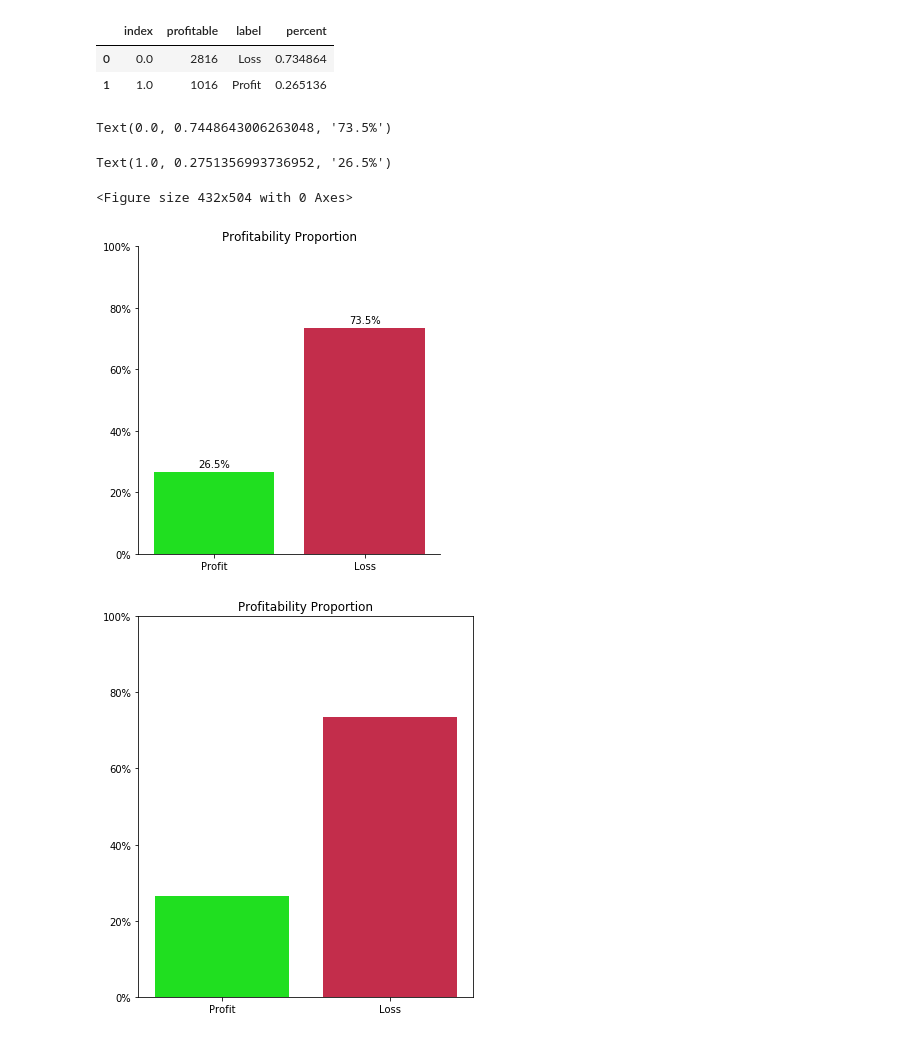
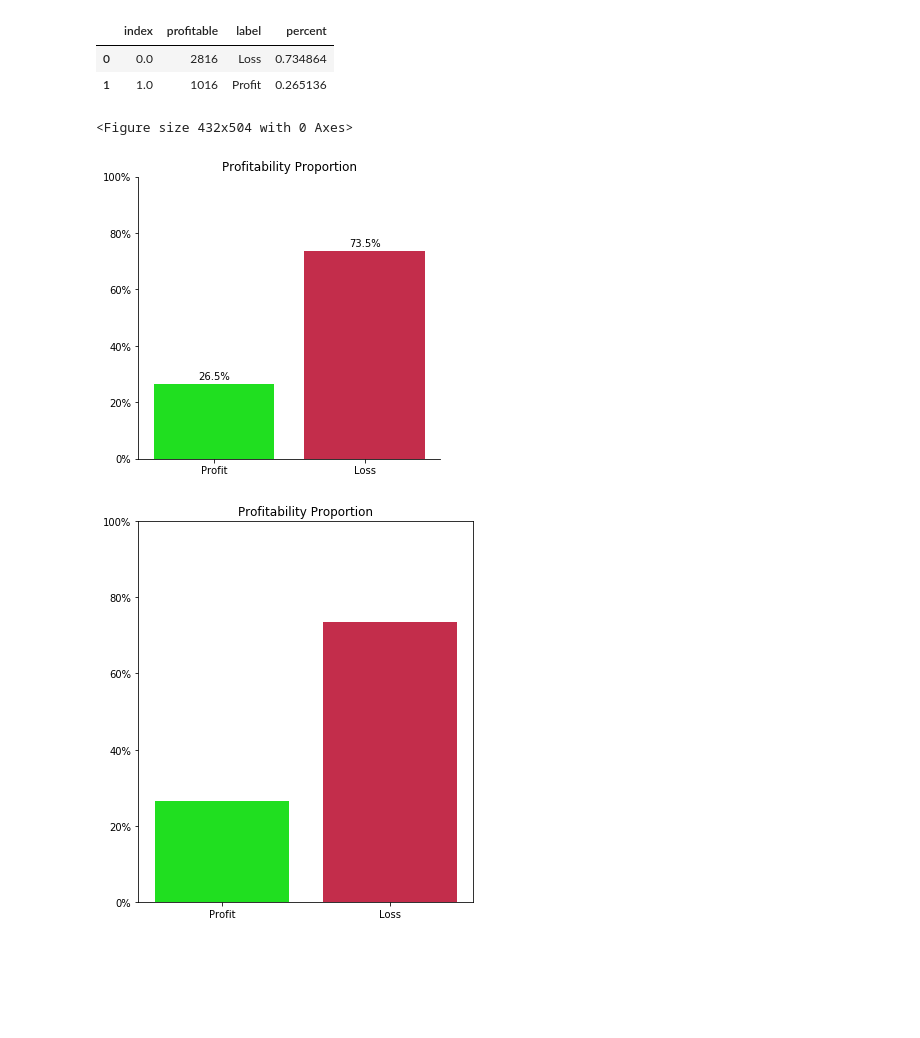
Before and after one commit to NathanVenos/Classifying_LEGO_Value_Retention, a Jupyter notebook: clean_features/merge_features.ipynb, the cells around one changed output. Cells and saved outputs as stored; diff of their text form; code cells hidden in the pictures; blank space fills up the shorter version.

Commit message:
annotated profitability graph updated margin

```diff
--- a/clean_features/merge_features.ipynb
+++ b/clean_features/merge_features.ipynb
@@ -380,20 +380,20 @@ plot_df
 # %%
 fig = plt.figure(figsize=(6, 7), facecolor='white')
 
 sns.catplot(data=plot_df, x='label', y='percent', kind='bar', palette=['crimson', 'lime'])
 ax = plt.gca()
 ax.set(title='Profitability Proportion', xlabel='', ylabel='', ylim=(0, 1))
 ylabels = ['{:.0f}%'.format(x) for x in ax.get_yticks() *100]
 ax.set_yticklabels(ylabels)
 ax.invert_xaxis()
 for p in ax.patches:
     ax.text(p.get_x() + p.get_width()/2., p.get_height()+.01, str(round(p.get_height()*100,1))+"%",
-            fontsize=10, color='black', ha='center', va='bottom');
+            fontsize=10, color='black', ha='center', va='bottom')
+plt.subplots_adjust(top=.9)
+plt.savefig("../assets/profitability.png");
 # %% [output]
-Text(0.0, 0.7448643006263048, '73.5%')
+<Figure size 432x504 with 0 Axes>
-Text(1.0, 0.2751356993736952, '26.5%')
-<Figure size 432x504 with 0 Axes>
-[figure, old version]
+[figure, new version]
 # %%
 fig, axs = plt.subplots(1, 1, figsize=(6, 7), facecolor='white')
 
```
Also changed, not shown: 1 other file.
